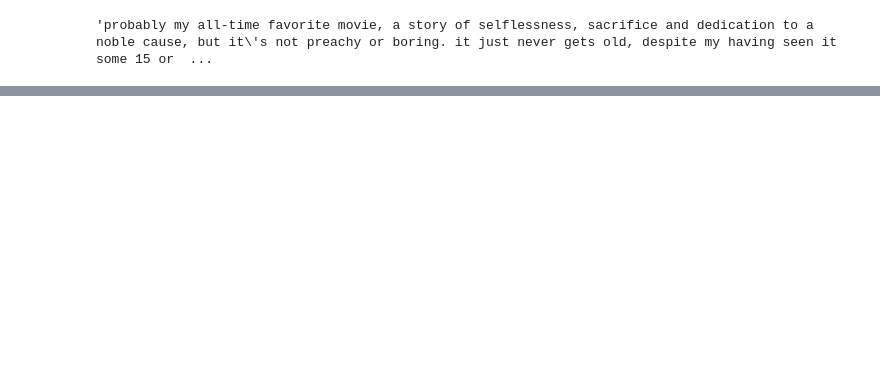
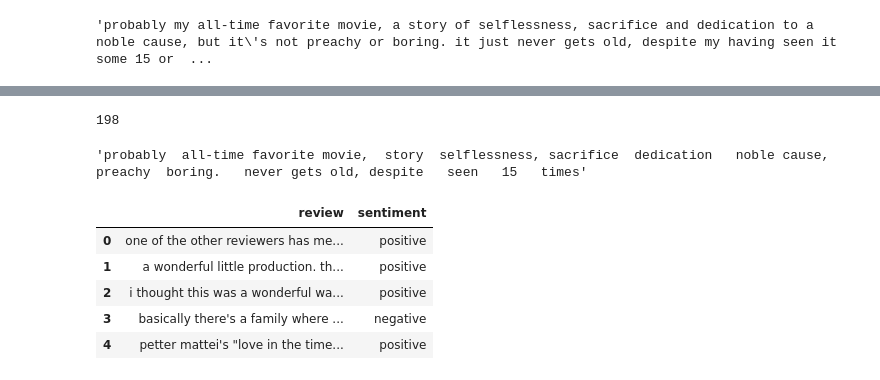
Before and after one commit to Roshanchau/GenAI, a Jupyter notebook: Data processing and Embeddings/text_preprocessing.ipynb, the cells around one changed output, grey strips where cells are left out. Cells and saved outputs as stored; diff of their text form; code cells hidden in the pictures; blank space fills up the shorter version.

```diff
--- a/Data processing and Embeddings/text_preprocessing.ipynb
+++ b/Data processing and Embeddings/text_preprocessing.ipynb
@@ -101,0 +262,4 @@ df['review'][5]
+# %%
+len(stopwords.words('english'))
+# %% [output]
+198
@@ -101,0 +278,14 @@ df['review'][5]
+# %%
+
+remove_stopwords('probably my all-time favorite movie, a story of selflessness, sacrifice and dedication to a noble cause, but it\'s not preachy or boring. it just never gets old, despite my having seen it some 15 or more times')
+# %% [output]
+'probably  all-time favorite movie,  story  selflessness, sacrifice  dedication   noble cause,    preachy  boring.   never gets old, despite   seen   15   times'
+# %%
+df.head()
+# %% [output]
+|  | review | sentiment |
+| 0 | one of the other reviewers has me... | positive |
+| 1 | a wonderful little production. th... | positive |
+| 2 | i thought this was a wonderful wa... | positive |
+| 3 | basically there's a family where ... | negative |
+| 4 | petter mattei's "love in the time... | positive |
```
Also changed, not shown: parts of 66 cells of this notebook.
